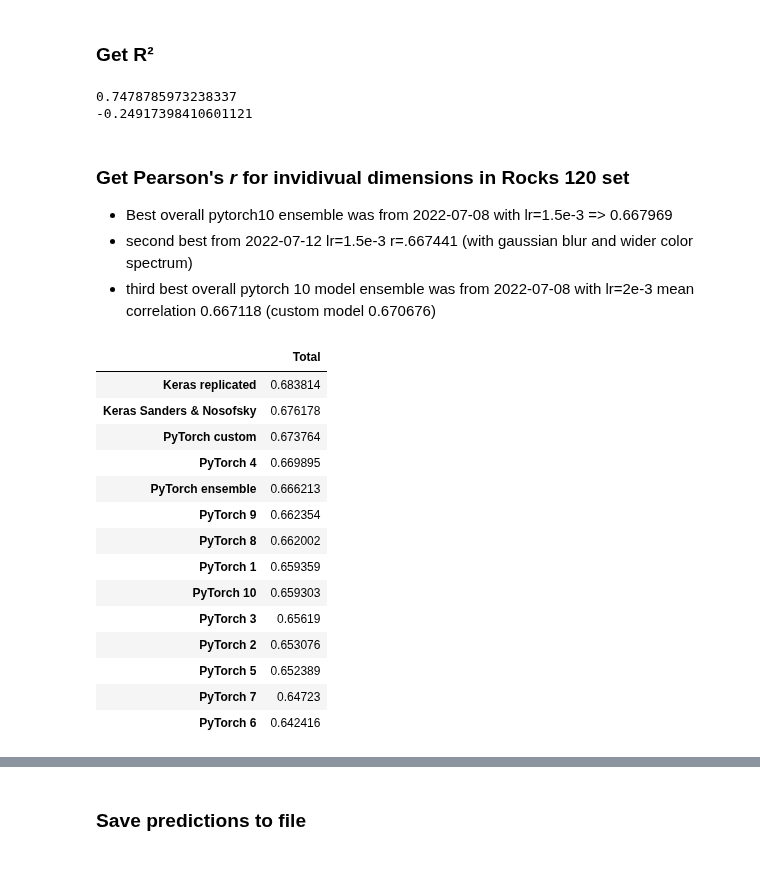
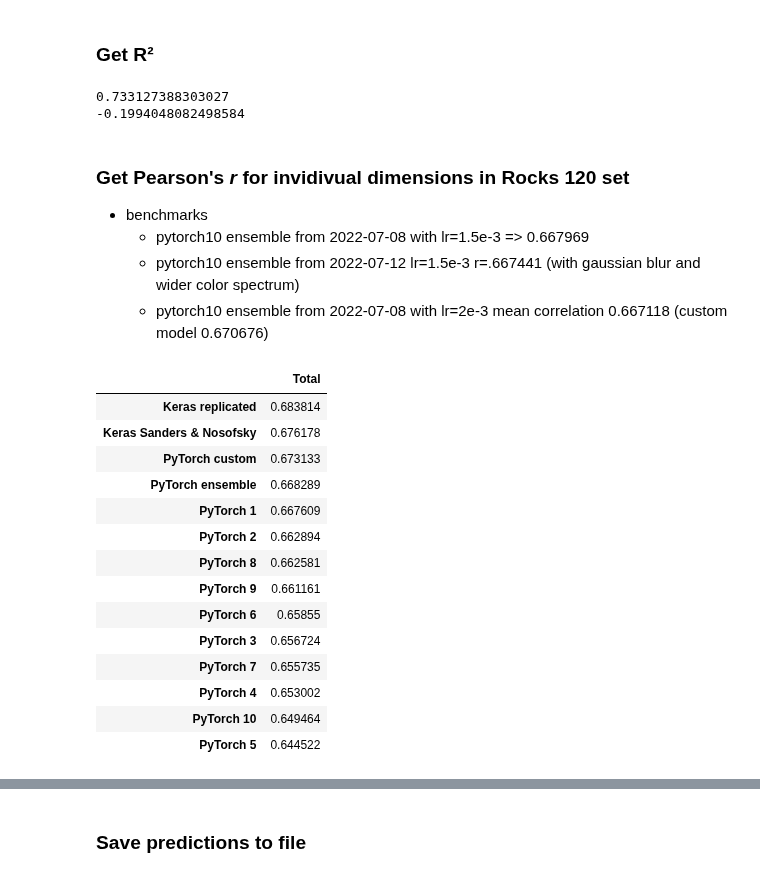
Before and after one commit to dominikpegler/mds_cnn, a Jupyter notebook: sanders_nosofsky_2020/fit_ensemble_pytorch.ipynb, the cells around one changed output, grey strips where cells are left out. Saved outputs shown, nothing was run; the diff lists cells and outputs as text; code cells hidden in the pictures.

```diff
--- a/sanders_nosofsky_2020/fit_ensemble_pytorch.ipynb
+++ b/sanders_nosofsky_2020/fit_ensemble_pytorch.ipynb
@@ -47,12 +47,12 @@ batch_size_ft = 30
 # Number of epochs to train for
 n_epochs_im = 500
 n_epochs_ft = 500
-early_stop_tolerance = 40
+early_stop_tolerance = 500#40
 
 # where would we use these in pytorch? in keras they are used to create layers for the intermediate model
 dropout = 0.5
 n_dense = 256
-n_layers = 2
+n_layers = 3
 
 # Flag for feature extracting. When False, we finetune the whole model,
 #   when True we only update the reshaped layer params
@@ -63,7 +63,10 @@ input_size = 224
 
 loglr = -2.2200654426745987
 lr_im = 1 * 10 ** loglr
-lr_ft = 1.5e-3 # 2e-3 and 1.5e-3 best so far
+lr_ft = 1.3e-3 # 2e-3 and 1.5e-3 best so far
+
+# which type of loss: e.g. L1, L2, smooth_L1, huber, L2_weighted
+loss_type = 'L2' #
 
 # create categories of stones for stratified train test split
 categories = [i for i in range(30) for j in range(12)] # creates 360 list items like so: [0, 0, 0, 0, ... 29, 29, 29, 29]
@@ -97,7 +100,7 @@ def train_model(model, dataloaders, criterion, optimizer, num_epochs=14, is_ince
     best_model_wts = copy.deepcopy(model.state_dict())
     best_acc = None
 
-    r2score = R2Score(num_outputs=8).to(device)
+    r2score = R2Score(num_outputs=n_dim).to(device)
 
     early_stopping = EarlyStopping(early_stop_tolerance)
 
@@ -224,6 +227,24 @@ class PredictionData(datasets.VisionDataset): # TODO: lots of redundant code. in
         return img.to(device)
 
 
+# loss functions
+
+
+class MSELossWeighted(torch.nn.Module):
+    def __init__(self) -> None:
+        super(MSELossWeighted, self).__init__()
+        # dimensions 3, 5 and 7 need more weight
+        self.weights = torch.Tensor([1, 1, 2, 1, 2, 1, 2, 1]).to(device)
+        # normalize
+        self.weights/self.weights.sum()
+
+    def forward(self, inputs, targets):
+        if (inputs.size() == targets.size()) == False:
+            raise Exception("inputs and targets tensors must have same shape!")
+        loss = torch.sum(self.weights * (inputs - targets) ** 2)
+        return loss / inputs.size().numel()
+
+
 def get_criterion(loss_name):
     """
     Returns the optimizer
@@ -236,6 +257,8 @@ def get_criterion(loss_name):
         return torch.nn.SmoothL1Loss()
     elif loss_name == "huber":
         return torch.nn.HuberLoss()
+    elif loss_name == "weighted_L2":
+        return MSELossWeighted()
     else:
         raise Exception("No valid loss_name entered!")
 
@@ -315,12 +336,12 @@ old
 # define image transformations
 data_transforms = {
     'train': transforms.Compose([
-        transforms.RandomResizedCrop(input_size, scale=(1, 1), ratio=(.33, 2.5)),
+        transforms.RandomResizedCrop(input_size, scale=(1, 1)),#, ratio=(.66, 5)),
         transforms.RandomHorizontalFlip(),
         transforms.RandomVerticalFlip(),
-        transforms.RandomAffine(degrees=360, translate=(0.2, 0.2), shear=(-16, 16, -16, 16), scale=(0.6, 1.4)),
-#        transforms.ColorJitter(brightness=(.95, 1.05), contrast=(.9, 1.1), saturation=(0.95, 1.15)),
-        transforms.GaussianBlur(kernel_size=(1, 5), sigma=(.01, .5)), # new
+        transforms.RandomAffine(degrees=360, translate=(0.2, 0.2), shear=(-16, 16, -16, 16), scale=(0.5, 1.6)),
+        transforms.ColorJitter(brightness=(.95, 1.05), contrast=(.9, 1.1), saturation=(0.95, 1.15)),
+        transforms.GaussianBlur(kernel_size=(1, 5), sigma=(.01, .5)),
         transforms.ToTensor(),
         transforms.Normalize([0.485, 0.456, 0.406], [0.229, 0.224, 0.225])
     ]),
@@ -686,7 +759,7 @@ for e in range(1, n_ensemble + 1):
             optimizer = optim.Adam(params_to_update, lr=lr_im)
 
             # Setup the loss fxn
-            criterion = get_criterion('L2')
+            criterion = get_criterion(loss_type)
 
             # Initial training and evaluate
             model, hist, lrs = train_model(model, dataloaders_dict, criterion, optimizer, num_epochs=n_epochs_im, early_stop_tolerance=early_stop_tolerance)
@@ -731,7 +804,7 @@ for e in range(1, n_ensemble + 1):
     optimizer = optim.Adagrad(params_to_update, lr=lr_ft)
 
     # Setup the loss fxn
-    criterion = get_criterion("L2")
+    criterion = get_criterion(loss_type)
 
     # Train and evaluate fine tuned model
     model, hist, lrs = train_model(model, dataloaders_dict, criterion, optimizer, num_epochs=n_epochs_ft, early_stop_tolerance=early_stop_tolerance)
@@ -901,57 +884,58 @@ print(mean_squared_error(Y_120, rocks_120_pred)) # not part of MDS space
 print(r2_score(Y_test, test_pred))
 print(r2_score(Y_120, rocks_120_pred))
 # %% [output]
-0.7478785973238337
--0.24917398410601121
+0.733127388303027
+-0.1994048082498584
 # %% [markdown]
 ### Get Pearson's *r* for invidivual dimensions in Rocks 120 set
 
-* Best overall pytorch10 ensemble was from 2022-07-08 with lr=1.5e-3 => 0.667969
-* second best from 2022-07-12 lr=1.5e-3 r=.667441 (with gaussian blur and wider color spectrum)
-* third best overall pytorch 10 model ensemble was from 2022-07-08 with lr=2e-3 mean correlation 0.667118 (custom model 0.670676)
+* benchmarks
+    * pytorch10 ensemble from 2022-07-08 with lr=1.5e-3 => 0.667969
+    * pytorch10 ensemble from 2022-07-12 lr=1.5e-3 r=.667441 (with gaussian blur and wider color spectrum)
+    * pytorch10 ensemble from 2022-07-08 with lr=2e-3 mean correlation 0.667118 (custom model 0.670676)
 # %%
-m_i = [4, 4, 4, 9, 8] # add models to a custom ensemble
+m_i = [1, 2, 1, 8, 9, 6, 1, 2] # add models to a custom ensemble
 
 ###
 
 rocks_120_pred_custom = np.mean(rocks_120_pred_[[i-1 for i in m_i], :, :], 0)
 
 cnn_pred_file = "CNN Predictions/MDS Dimensions/cnn_predicted_mds_120.txt"
 cnn_pred = np.loadtxt(cnn_pred_file)
 
 cnn_keras_pred_file = "CNN Predictions/MDS Dimensions/cnn_keras_predicted_mds_120.txt"
 cnn_keras_pred = np.loadtxt(cnn_keras_pred_file)
 
 df_corr = pd.DataFrame(index=range(1,9))
 
 for dim in range(1, 9):
     df_corr.loc[dim, "Keras Sanders & Nosofsky"] = np.corrcoef(cnn_pred[:, dim-1], Y_120[:, dim-1]).min()
     df_corr.loc[dim, "Keras replicated"] = np.corrcoef(cnn_keras_pred[:, dim-1], Y_120[:, dim-1]).min()
     df_corr.loc[dim, "PyTorch ensemble"] = np.corrcoef(rocks_120_pred[:, dim-1], Y_120[:, dim-1]).min()
     df_corr.loc[dim, "PyTorch custom"] = np.corrcoef(rocks_120_pred_custom[:, dim-1], Y_120[:, dim-1]).min()
     for i in range(len(rocks_120_pred_)):
         df_corr.loc[dim, f"PyTorch {i+1}"] = np.corrcoef(rocks_120_pred_[i, :, dim-1], Y_120[:, dim-1]).min()
 
 df_corr.loc["Total", :] = df_corr.mean(axis=0)
 df_corr["Best model"] = df_corr.columns[df_corr.values.argmax(axis=1)]
 
 df_corr.T[["Total"]].drop("Best model", axis=0).sort_values("Total", ascending=False)
 # %% [output]
 |  | Total |
 | Keras replicated | 0.683814 |
 | Keras Sanders & Nosofsky | 0.676178 |
-| PyTorch custom | 0.673764 |
-| PyTorch 4 | 0.669895 |
-| PyTorch ensemble | 0.666213 |
-| PyTorch 9 | 0.662354 |
-| PyTorch 8 | 0.662002 |
-| PyTorch 1 | 0.659359 |
-| PyTorch 10 | 0.659303 |
-| PyTorch 3 | 0.65619 |
-| PyTorch 2 | 0.653076 |
-| PyTorch 5 | 0.652389 |
-| PyTorch 7 | 0.64723 |
-| PyTorch 6 | 0.642416 |
+| PyTorch custom | 0.673133 |
+| PyTorch ensemble | 0.668289 |
+| PyTorch 1 | 0.667609 |
+| PyTorch 2 | 0.662894 |
+| PyTorch 8 | 0.662581 |
+| PyTorch 9 | 0.661161 |
+| PyTorch 6 | 0.65855 |
+| PyTorch 3 | 0.656724 |
+| PyTorch 7 | 0.655735 |
+| PyTorch 4 | 0.653002 |
+| PyTorch 10 | 0.649464 |
+| PyTorch 5 | 0.644522 |
 # %%
 df_corr
 # %% [output]
```
Also changed, not shown: parts of 11 cells of this notebook.
